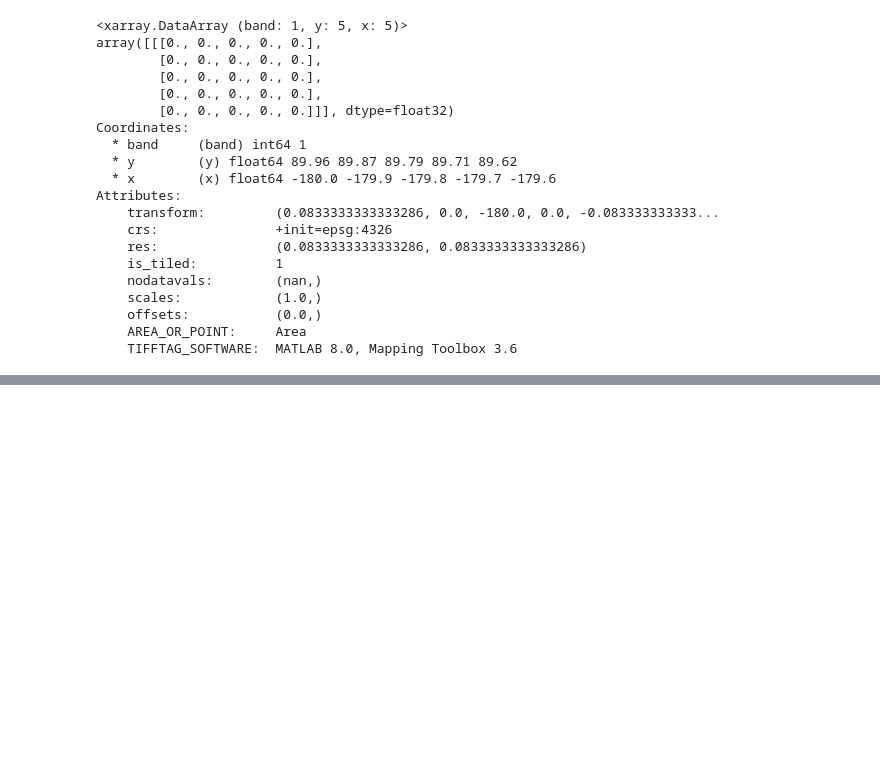
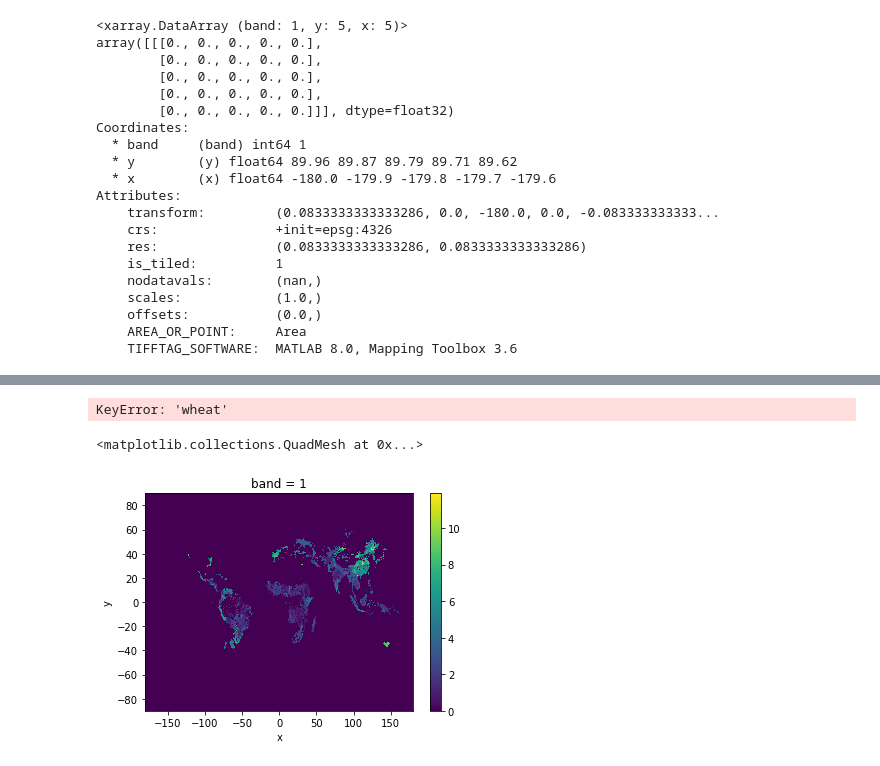
Before and after one commit to ijdershem/DS4Earth_ElNino, a Jupyter notebook: Claire.ipynb, the cells around one changed output, grey strips where cells are left out. Drawn from its saved outputs; the diff is of its cells as text; code cells hidden in the pictures; blank space fills up the shorter version.

```diff
--- a/Claire.ipynb
+++ b/Claire.ipynb
@@ -31,7 +50,8 @@ with ZipFile('wheat_HarvAreaYield_Geotiff.zip') as crops:
 # %%
 import xarray as xr
 wheat = xr.open_rasterio('wheat_HarvAreaYield_Geotiff/wheat_YieldPerHectare.tif')
-#wheat_arr = xr.open_rasterio(wheat)
+rice = xr.open_rasterio('rice_HarvAreaYield_Geotiff/rice_YieldPerHectare.tif')
+soybean = xr.open_rasterio('soybean_HarvAreaYield_Geotiff/soybean_YieldPerHectare.tif')
 # %%
 # Set environment variables for cloud-optimized-geotiffs efficiency
 env = rasterio.Env(GDAL_DISABLE_READDIR_ON_OPEN='EMPTY_DIR',
@@ -71,0 +144,4 @@ wheat_df = pd.data
+# %%
+dfpart2 = wheat['wheat']
+# %% [output]
+KeyError: 'wheat'
@@ -71,0 +156,5 @@ wheat_df = pd.data
+# %%
+rice.plot()
+# %% [output]
+<matplotlib.collections.QuadMesh at 0x...>
+[figure, added]
```
Also changed, not shown: parts of 15 cells of this notebook.
